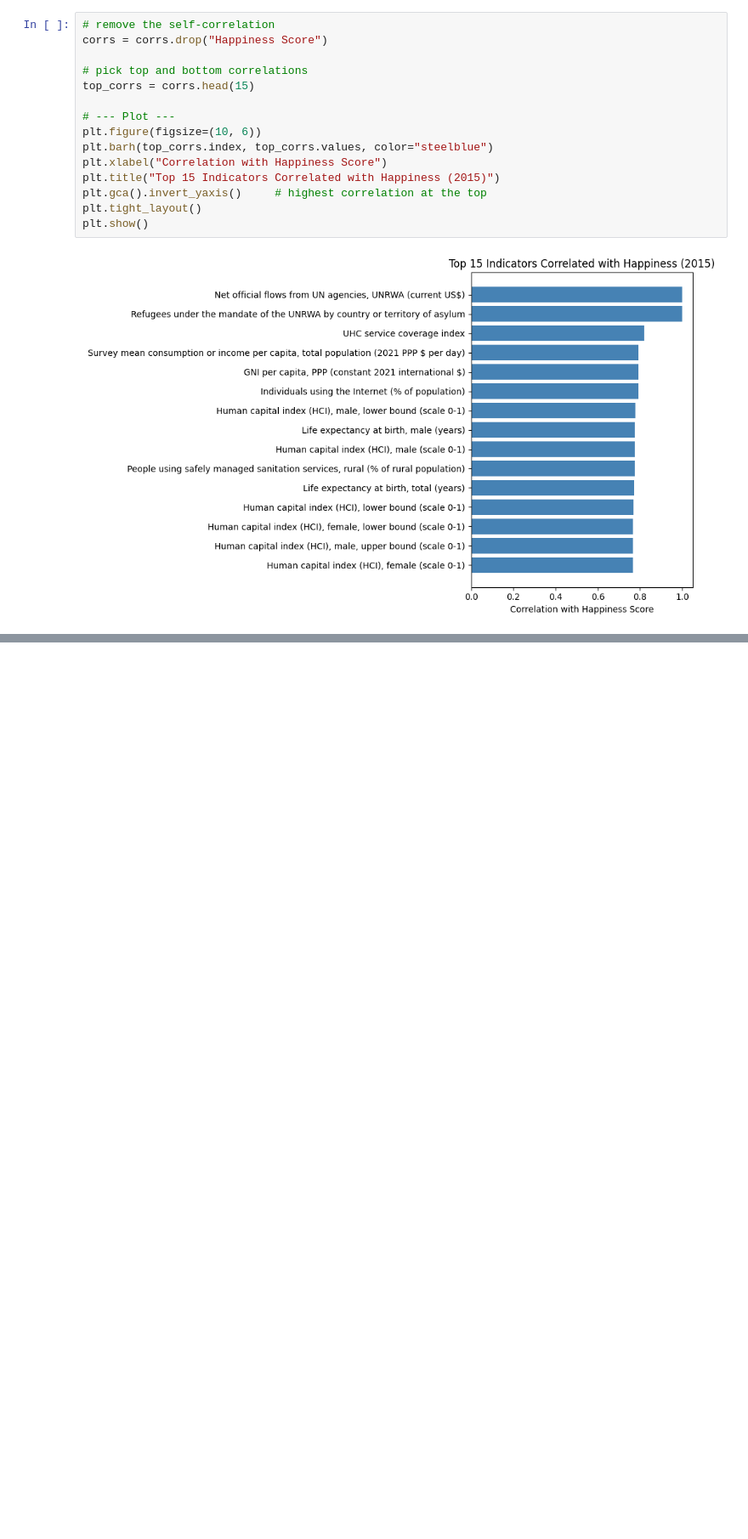
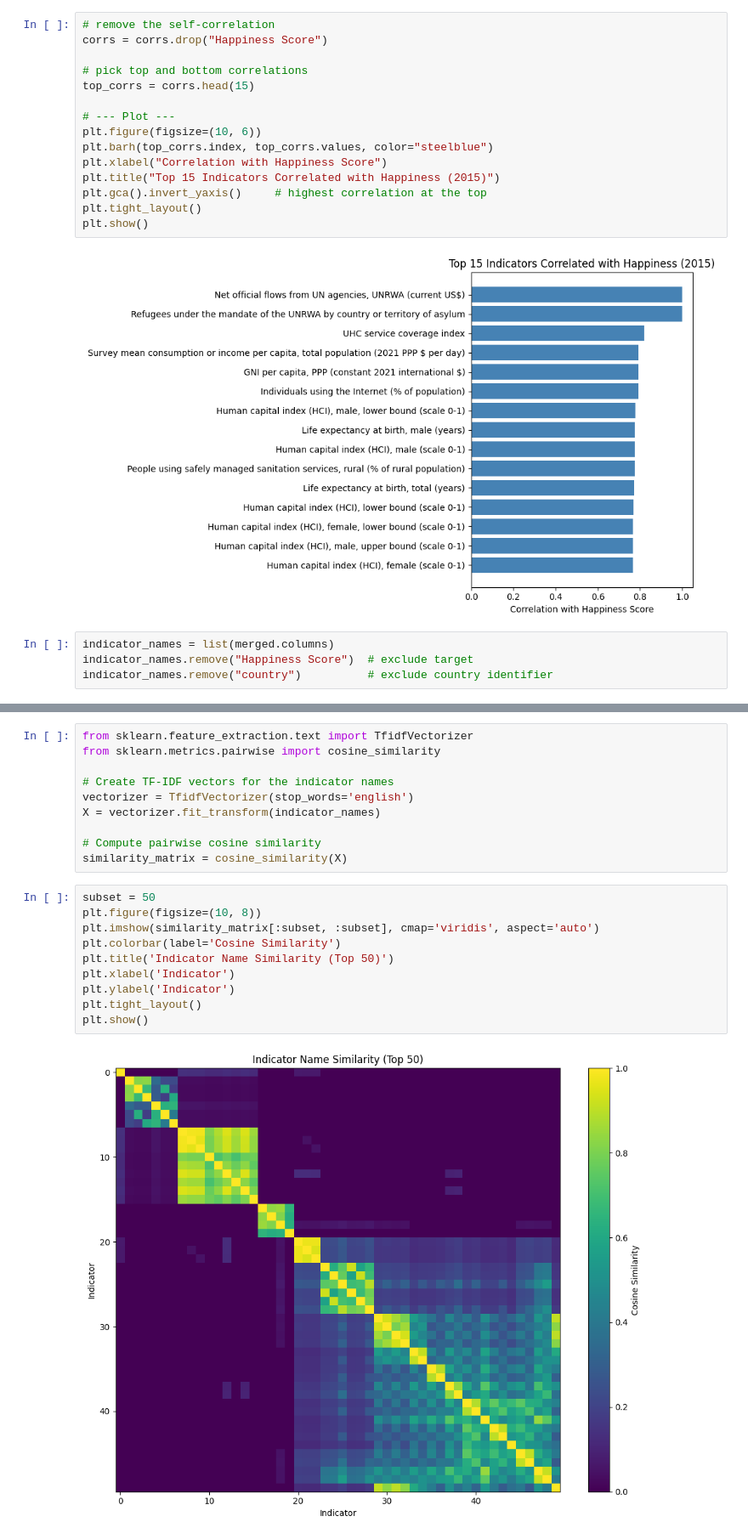
Before and after one commit to NickPerlich/CountryHappinessPredictor, a Jupyter notebook: eda/eda.ipynb, the cells around one changed output, grey strips where cells are left out. Shown at 85% size. Drawn from its saved outputs; the diff is of its cells as text; blank space fills up the shorter version.

```diff
--- a/eda/eda.ipynb
+++ b/eda/eda.ipynb
@@ -226,3 +236,7 @@ plt.tight_layout()
 plt.show()
 # %% [output]
 [figure]
+# %%
+indicator_names = list(merged.columns)
+indicator_names.remove("Happiness Score")  # exclude target
+indicator_names.remove("country")          # exclude country identifier
@@ -228,0 +248,22 @@ plt.show()
+# %%
+from sklearn.feature_extraction.text import TfidfVectorizer
+from sklearn.metrics.pairwise import cosine_similarity
+
+# Create TF-IDF vectors for the indicator names
+vectorizer = TfidfVectorizer(stop_words='english')
+X = vectorizer.fit_transform(indicator_names)
+
+# Compute pairwise cosine similarity
+similarity_matrix = cosine_similarity(X)
+# %%
+subset = 50
+plt.figure(figsize=(10, 8))
+plt.imshow(similarity_matrix[:subset, :subset], cmap='viridis', aspect='auto')
+plt.colorbar(label='Cosine Similarity')
+plt.title('Indicator Name Similarity (Top 50)')
+plt.xlabel('Indicator')
+plt.ylabel('Indicator')
+plt.tight_layout()
+plt.show()
+# %% [output]
+[figure, added]
```
Also changed, not shown: parts of 2 cells of this notebook, 3 other files.
